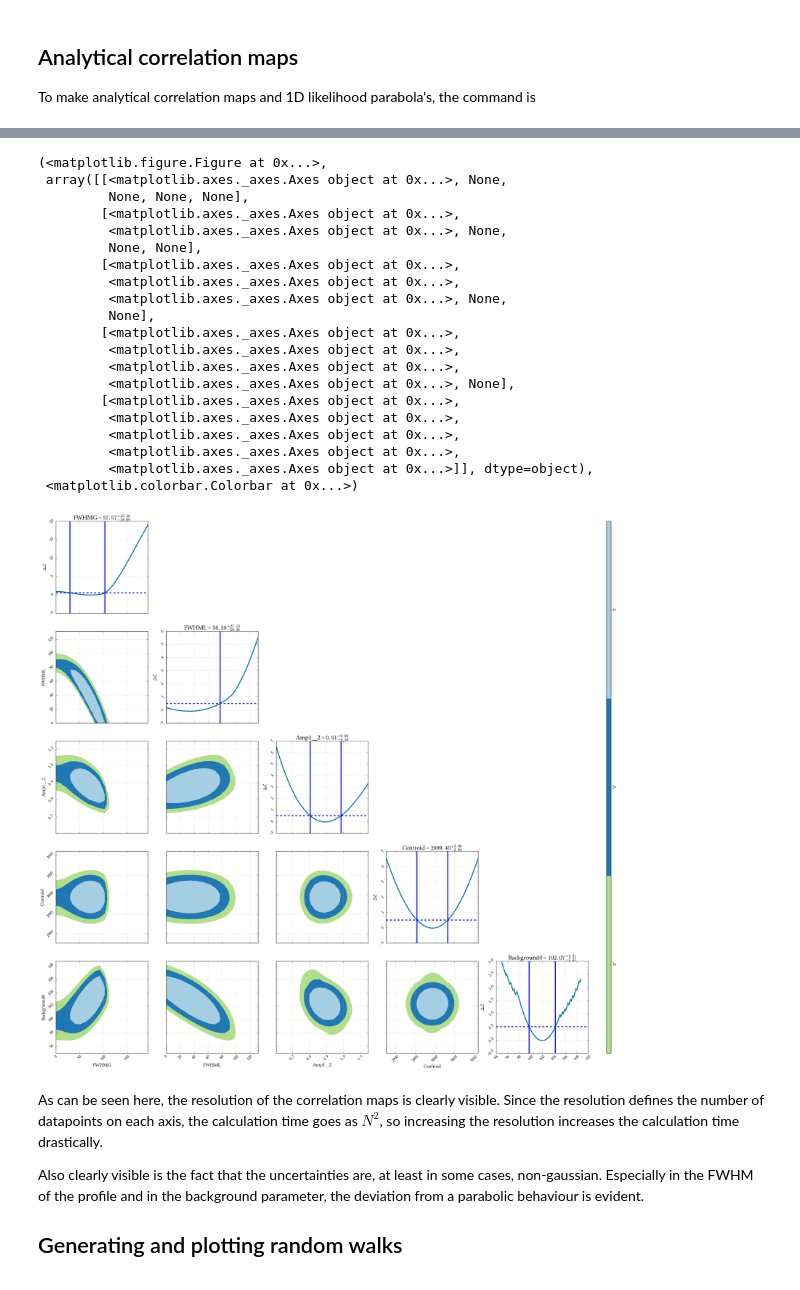
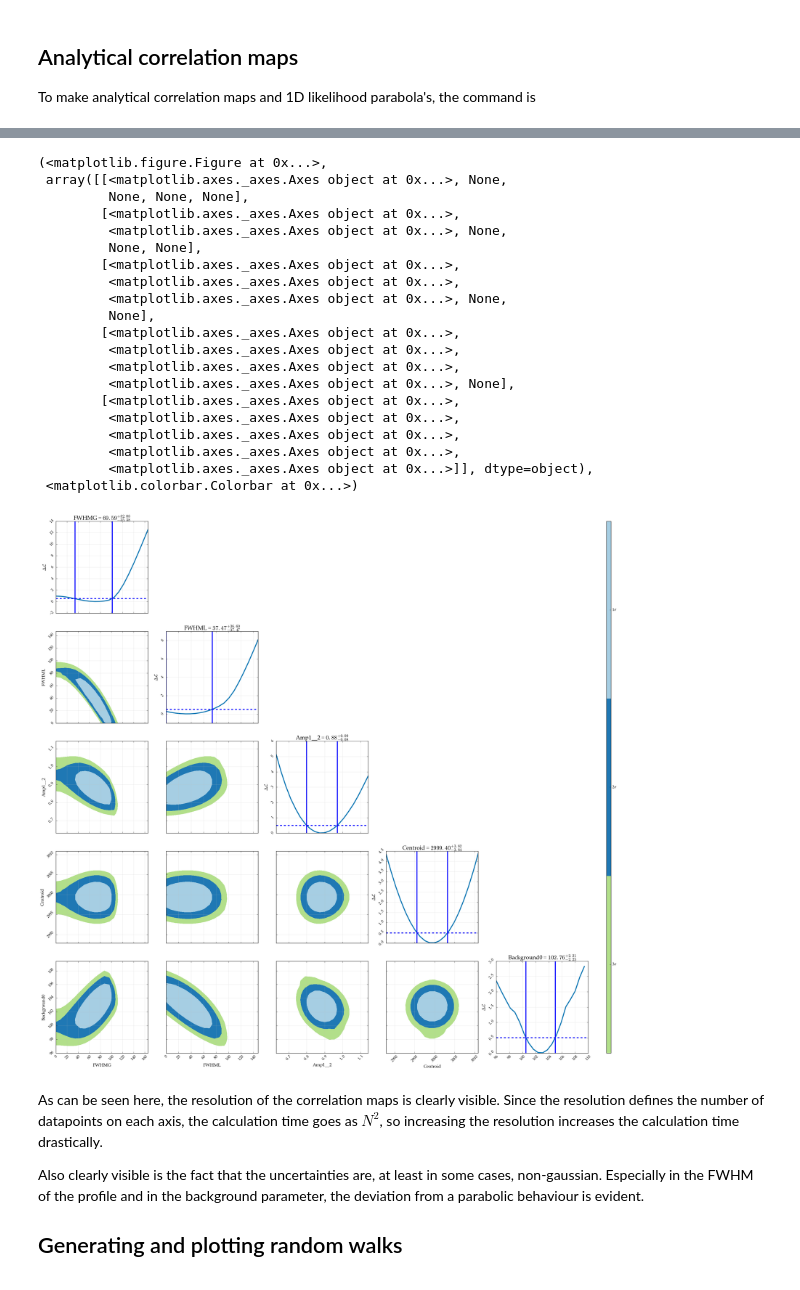
Before and after one commit to woutergins/satlas, a Jupyter notebook: doc/source/tutorials/randomwalk.ipynb, the cells around one changed output, grey strips where cells are left out. Saved outputs shown, nothing was run; the diff lists cells and outputs as text; code cells hidden in the pictures.

```diff
--- a/doc/source/tutorials/randomwalk.ipynb
+++ b/doc/source/tutorials/randomwalk.ipynb
@@ -40,7 +40,7 @@ base.plot(x=frequency, y=response)
 To make analytical correlation maps and 1D likelihood parabola's, the command is
 # %%
 s.likelihood_fit(base, frequency, response)
-s.generate_correlation_map(base, frequency, response, method='mle', resolution_diag=100, resolution_map=20)
+s.generate_correlation_map(base, frequency, response, method='mle', resolution_diag=20, resolution_map=20)
 # %% [output]
 FWHMG: 100% ||                                                   | ETA:  0:00:00
 
@@ -62,24 +62,24 @@ Centroid Background0: 100% ||                                    | ETA:  0:00:40
 (<matplotlib.figure.Figure at 0x...>,
  array([[<matplotlib.axes._axes.Axes object at 0x...>, None,
          None, None, None],
         [<matplotlib.axes._axes.Axes object at 0x...>,
          <matplotlib.axes._axes.Axes object at 0x...>, None,
          None, None],
         [<matplotlib.axes._axes.Axes object at 0x...>,
          <matplotlib.axes._axes.Axes object at 0x...>,
          <matplotlib.axes._axes.Axes object at 0x...>, None,
          None],
         [<matplotlib.axes._axes.Axes object at 0x...>,
          <matplotlib.axes._axes.Axes object at 0x...>,
          <matplotlib.axes._axes.Axes object at 0x...>,
          <matplotlib.axes._axes.Axes object at 0x...>, None],
         [<matplotlib.axes._axes.Axes object at 0x...>,
          <matplotlib.axes._axes.Axes object at 0x...>,
          <matplotlib.axes._axes.Axes object at 0x...>,
          <matplotlib.axes._axes.Axes object at 0x...>,
          <matplotlib.axes._axes.Axes object at 0x...>]], dtype=object),
  <matplotlib.colorbar.Colorbar at 0x...>)
-[figure, old version]
+[figure, new version]
 # %% [markdown]
 As can be seen here, the resolution of the correlation maps is clearly visible. Since the resolution defines the number of datapoints on each axis, the calculation time goes as $N^2$, so increasing the resolution increases the calculation time drastically.
 
```
Also changed, not shown: parts of 2 cells of this notebook, 2 other files.
